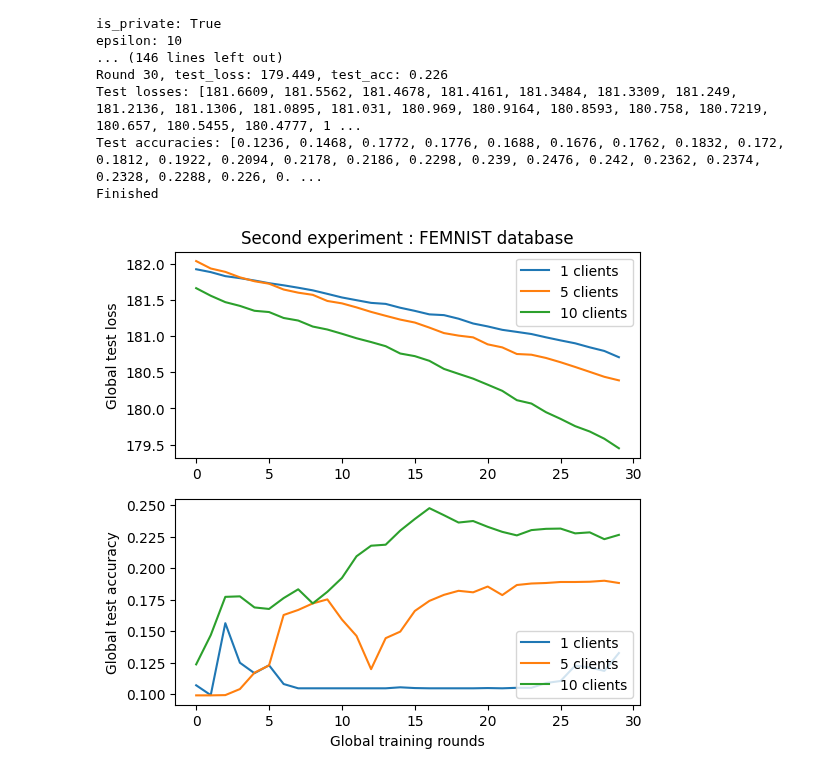
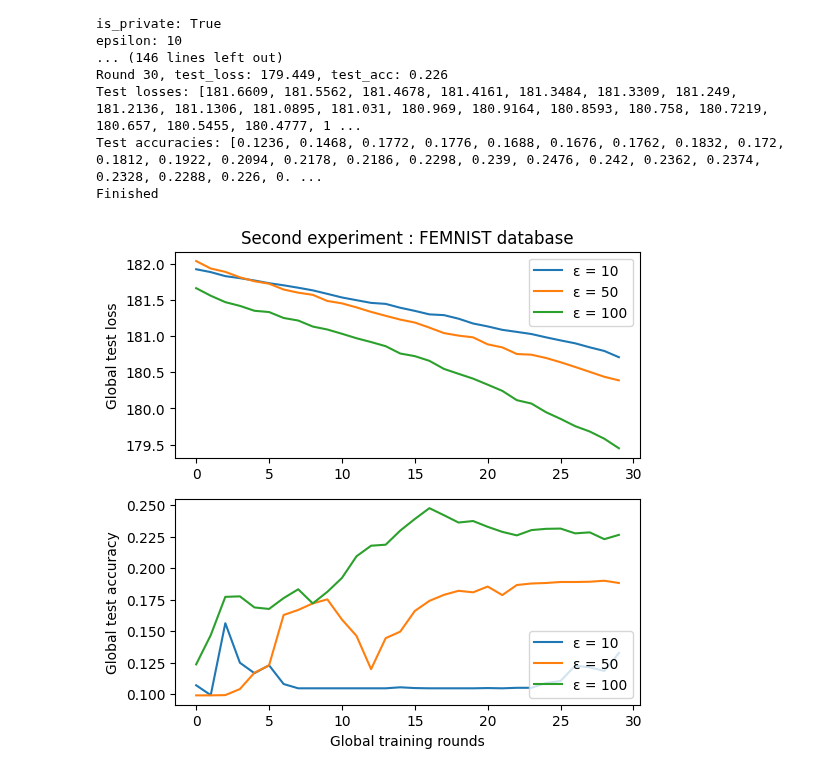
Before and after one commit to jan-kreischer/FedML_w_DP, a Jupyter notebook: experiments/exp_FEMNIST.ipynb, the cells around one changed output. Saved outputs shown, nothing was run; the diff lists cells and outputs as text; code cells hidden in the pictures.

Commit message:
Changed legend to contain epsilons for the second experiment

```diff
--- a/experiments/exp_FEMNIST.ipynb
+++ b/experiments/exp_FEMNIST.ipynb
@@ -177,9 +177,9 @@ Test losses: [181.6609, 181.5562, 181.4678, 181.4161, 181.3484, 181.3309, 181.24
 Test accuracies: [0.1236, 0.1468, 0.1772, 0.1776, 0.1688, 0.1676, 0.1762, 0.1832, 0.172, 0.1812, 0.1922, 0.2094, 0.2178, 0.2186, 0.2298, 0.239, 0.2476, 0.242, 0.2362, 0.2374, 0.2328, 0.2288, 0.226, 0. ...
 Finished
 # %%
-names = [f'{i} clients' for i in RANGE_NR_CLIENTS]
+names = [f'ε = {i}' for i in RANGE_EPSILON]
 title = 'Second experiment : FEMNIST database'
 fig = plot_exp(experiment_losses, experiment_accs, names, title)
 fig.savefig("FEMNIST_exp2.pdf")
 # %% [output]
-[figure, old version]
+[figure, new version]
```
